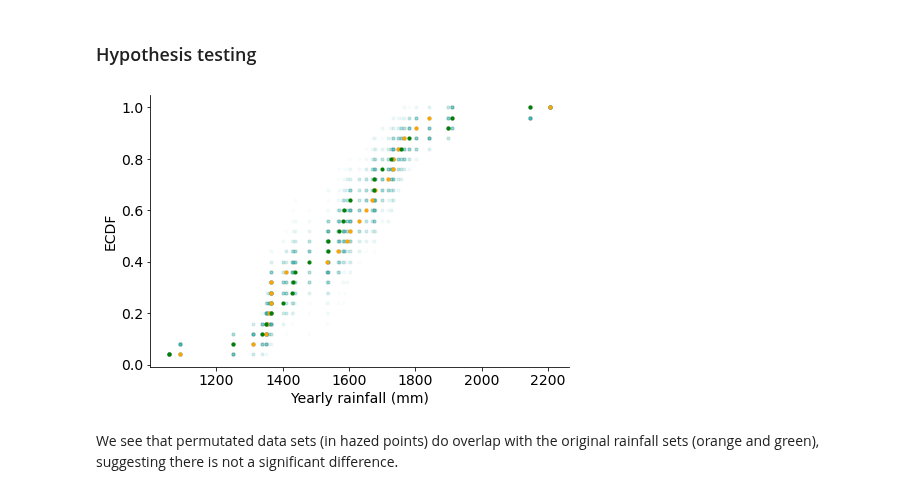
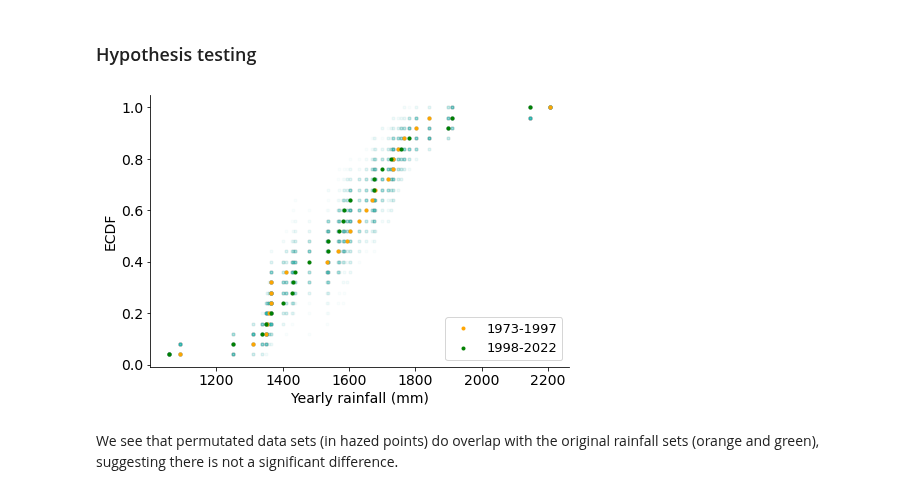
Before and after one commit to mikel-imaz/projects, a Jupyter notebook: _sources/notebooks/climate.ipynb, the cells around one changed output. Saved outputs shown, nothing was run; the diff lists cells and outputs as text; code cells hidden in the pictures.

```diff
--- a/_sources/notebooks/climate.ipynb
+++ b/_sources/notebooks/climate.ipynb
@@ -414,36 +416,37 @@ fig, ax = plt.subplots(figsize=(7.5, 5))
 n_samples = 100
 
 # Iterate
 for _ in range(n_samples):
     # Generate permutation samples
     perm_sample_1, perm_sample_2 = my.permutation_sample(rain_73_97, rain_98_22)
 
     # Compute ECDFs
     x_1, y_1 = my.ecdf(perm_sample_1)
     x_2, y_2 = my.ecdf(perm_sample_2)
 
     # Plot ECDFs of permutation sample
     ax.plot(x_1, y_1, marker='.', linestyle='none', color='lightseagreen', alpha=0.02)
     ax.plot(x_2, y_2, marker='.', linestyle='none', color='lightseagreen', alpha=0.02)
 
 
 # Now create and plot ECDFs from original data
 x_1, y_1 = my.ecdf(rain_73_97)
 x_2, y_2 = my.ecdf(rain_98_22)
-ax.plot(x_1, y_1, marker='.', linestyle='none', color='orange')
-ax.plot(x_2, y_2, marker='.', linestyle='none', color='green')
+ax.plot(x_1, y_1, marker='.', linestyle='none', color='orange', label='1973-1997')
+ax.plot(x_2, y_2, marker='.', linestyle='none', color='green', label='1998-2022')
 
 ax.set_axisbelow(True)
 ax.tick_params(axis='x', labelsize=14, rotation=0)
 ax.tick_params(axis='y', labelsize=14)
 ax.set_title("", size=15)
 ax.set_xlabel("Yearly rainfall (mm)", size=14)
 ax.set_ylabel("ECDF", size=14)
+ax.legend(loc='lower right', fontsize=13)
 sns.despine()
 
 plt.show()
 # %% [output]
-[figure, old version]
+[figure, new version]
 # %% [markdown]
 We see that permutated data sets (in hazed points) do overlap with the original rainfall sets (orange and green), suggesting there is not a significant difference.
 # %%
```
Also changed, not shown: parts of 4 cells of this notebook, 5 other files.
